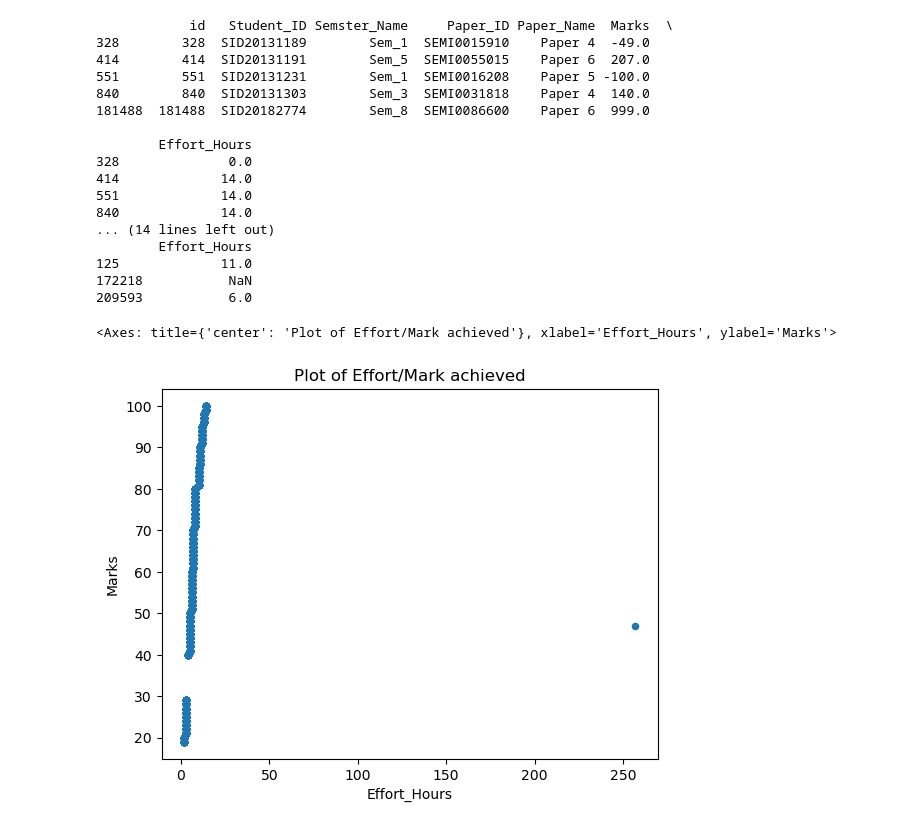
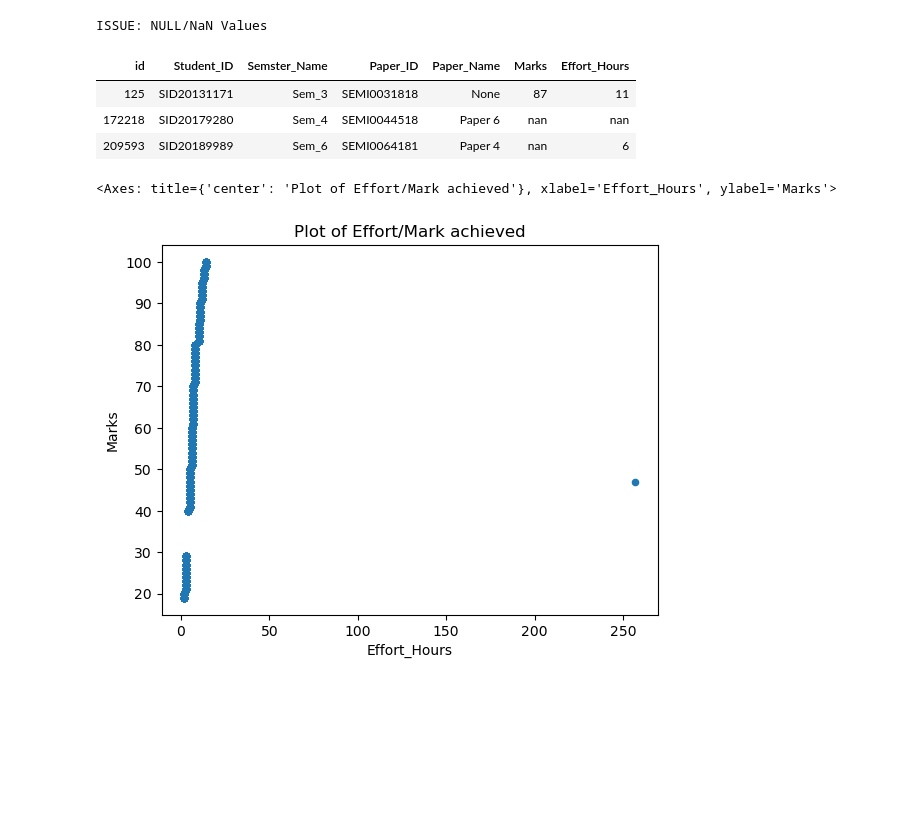
Before and after one commit to jbeau085/DB2-assign2, a Jupyter notebook: DB-Assign2.ipynb, the cells around one changed output. Saved outputs shown, nothing was run; the diff lists cells and outputs as text; code cells hidden in the pictures; blank space fills up the shorter version.

```diff
--- a/DB-Assign2.ipynb
+++ b/DB-Assign2.ipynb
@@ -187,44 +269,17 @@ Index: []
 # %%
-# Cleaning and validating studentPerformance data
-
-# we start with an unclean/unvalidated data frame, we continually keep re cleaning based off
-# of different columns, and removing those rows of data as needed
-# we are printing the exception reports from the original dataframe in order to capture all incorrect/invalid data
-
-perf_clean_df = None
-
-# Marks between 0-100
-perf_clean_df = perf_df.query('0 <= Marks <= 100')
-print(perf_df.query('Marks < 0 | Marks > 100'))
-
-# Effort_Hours > 0
-perf_clean_df = perf_clean_df.query('0 <= Effort_Hours')
-print(perf_df.query('Effort_Hours < 0'))
-
-# Duplicate mark entries for a student and a paper
-print(perf_df[perf_df.duplicated(subset=["Student_ID", "Paper_ID"], keep=False)])
-
 # Missing values
 perf_clean_df = perf_clean_df.dropna()
-print(perf_df[perf_df.isna().any(axis=1)])
+
+display_issue(
+    "NULL/NaN Values",
+    find_missing(perf_df)
+)
 # %% [output]
-            id   Student_ID Semster_Name     Paper_ID Paper_Name  Marks  \
-328        328  SID20131189        Sem_1  SEMI0015910    Paper 4  -49.0
-414        414  SID20131191        Sem_5  SEMI0055015    Paper 6  207.0
-551        551  SID20131231        Sem_1  SEMI0016208    Paper 5 -100.0
-840        840  SID20131303        Sem_3  SEMI0031818    Paper 4  140.0
-181488  181488  SID20182774        Sem_8  SEMI0086600    Paper 6  999.0
-
-        Effort_Hours
-328              0.0
-414             14.0
-551             14.0
-840             14.0
-... (14 lines left out)
-        Effort_Hours
-125             11.0
-172218           NaN
-209593           6.0
+ISSUE: NULL/NaN Values
+| id | Student_ID | Semster_Name | Paper_ID | Paper_Name | Marks | Effort_Hours |
+| 125 | SID20131171 | Sem_3 | SEMI0031818 | None | 87 | 11 |
+| 172218 | SID20179280 | Sem_4 | SEMI0044518 | Paper 6 | nan | nan |
+| 209593 | SID20189989 | Sem_6 | SEMI0064181 | Paper 4 | nan | 6 |
 # %%
 # Join cleaned Student performance to counseling to department info for future data mining
 
```
Also changed, not shown: parts of 10 cells of this notebook.
